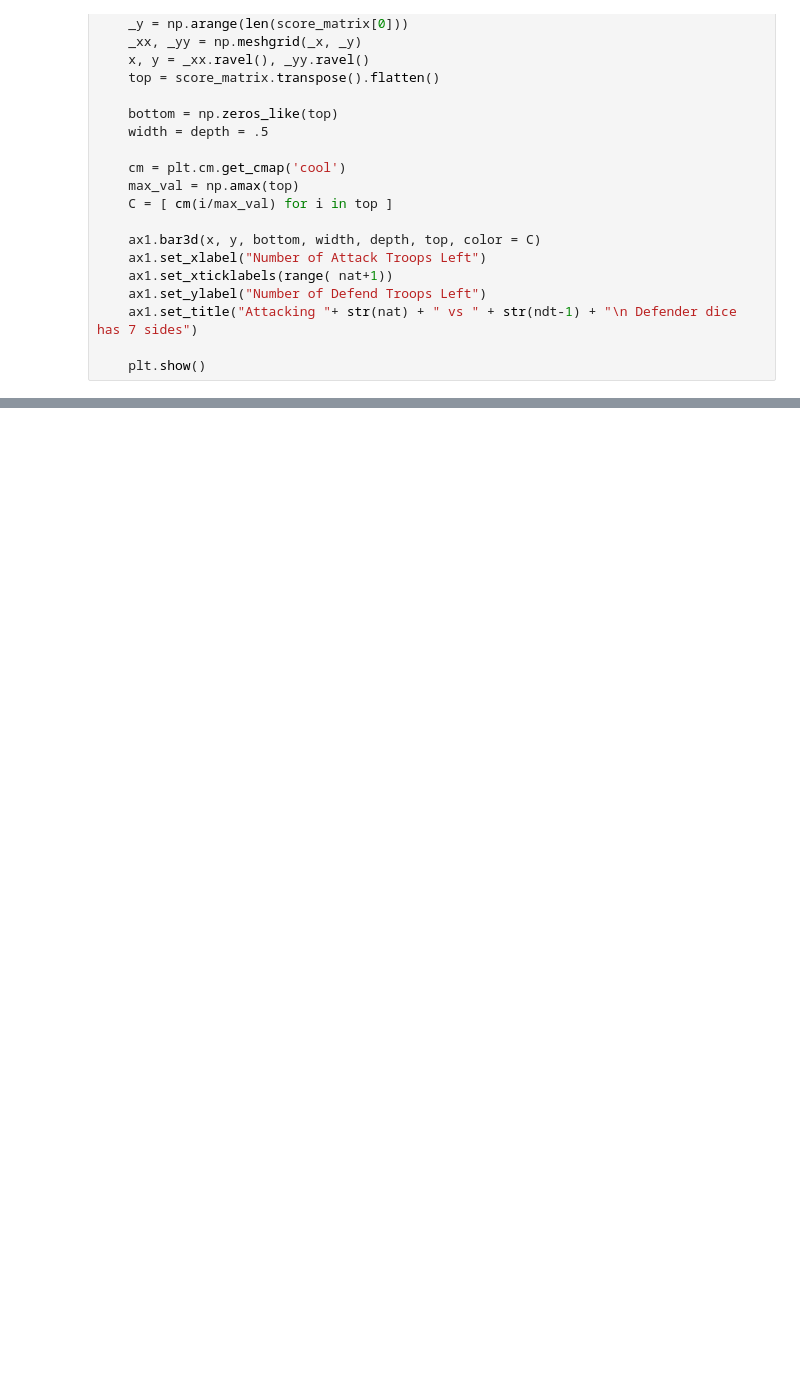
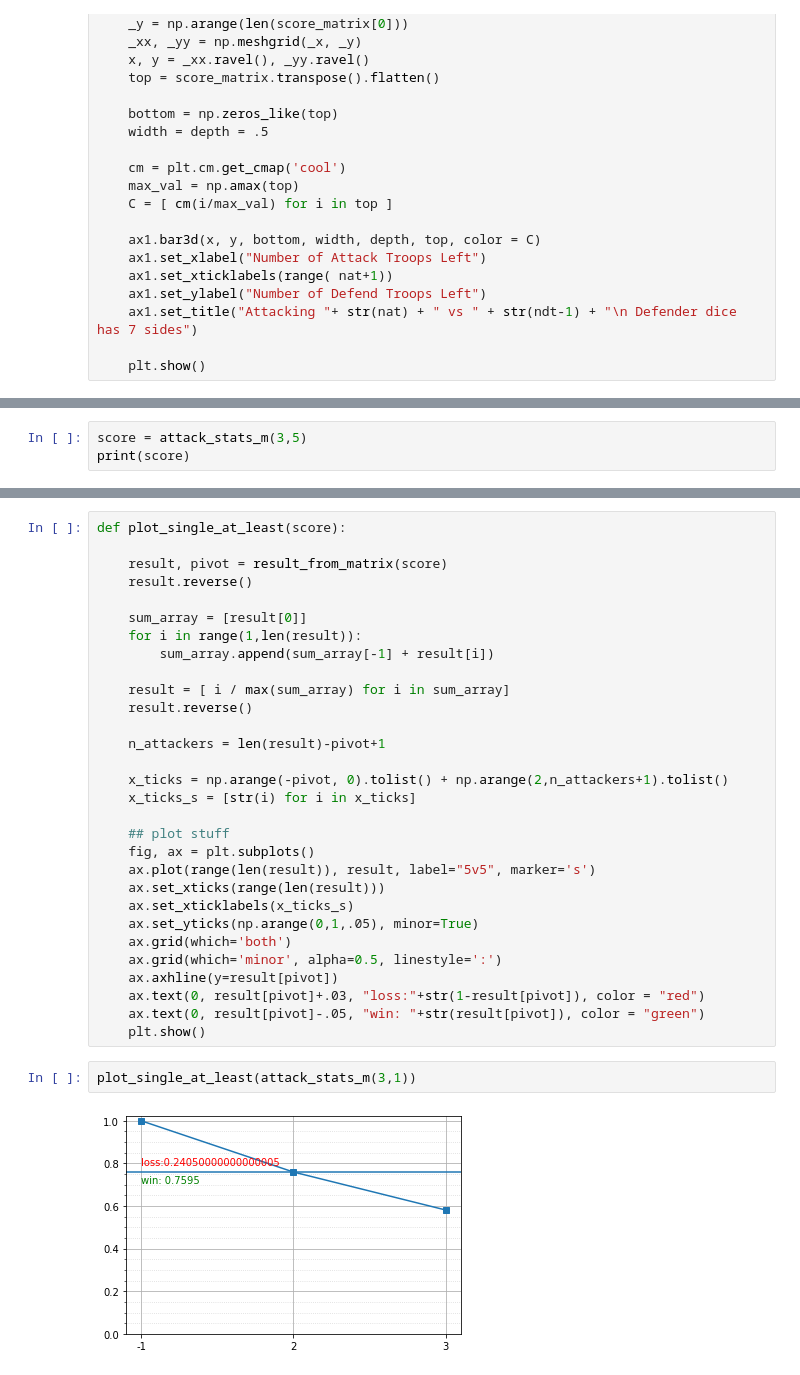
Before and after one commit to ZacButko/Probability-Playground, a Jupyter notebook: Warfish Dice/Warfish Dice-2 Full Stack "Fight to the Death".ipynb, the cells around one changed output, grey strips where cells are left out. Cells and saved outputs as stored; diff of their text form; blank space fills up the shorter version.

```diff
--- a/Warfish Dice/Warfish Dice-2 Full Stack "Fight to the Death".ipynb
+++ b/Warfish Dice/Warfish Dice-2 Full Stack "Fight to the Death".ipynb
@@ -498,0 +463,3 @@ def fancy_plot(labels, values):
+# %%
+score = attack_stats_m(3,5)
+print(score)
@@ -498,0 +495,34 @@ def fancy_plot(labels, values):
+# %%
+def plot_single_at_least(score):
+
+    result, pivot = result_from_matrix(score)
+    result.reverse()
+
+    sum_array = [result[0]]
+    for i in range(1,len(result)):
+        sum_array.append(sum_array[-1] + result[i])
+
+    result = [ i / max(sum_array) for i in sum_array]
+    result.reverse()
+
+    n_attackers = len(result)-pivot+1
+
+    x_ticks = np.arange(-pivot, 0).tolist() + np.arange(2,n_attackers+1).tolist()
+    x_ticks_s = [str(i) for i in x_ticks]
+
+    ## plot stuff
+    fig, ax = plt.subplots()
+    ax.plot(range(len(result)), result, label="5v5", marker='s')
+    ax.set_xticks(range(len(result)))
+    ax.set_xticklabels(x_ticks_s)
+    ax.set_yticks(np.arange(0,1,.05), minor=True)
+    ax.grid(which='both')
+    ax.grid(which='minor', alpha=0.5, linestyle=':')
+    ax.axhline(y=result[pivot])
+    ax.text(0, result[pivot]+.03, "loss:"+str(1-result[pivot]), color = "red")
+    ax.text(0, result[pivot]-.05, "win: "+str(result[pivot]), color = "green")
+    plt.show()
+# %%
+plot_single_at_least(attack_stats_m(3,1))
+# %% [output]
+[figure, added]
```
Also changed, not shown: parts of 28 cells of this notebook, 5 other files.
